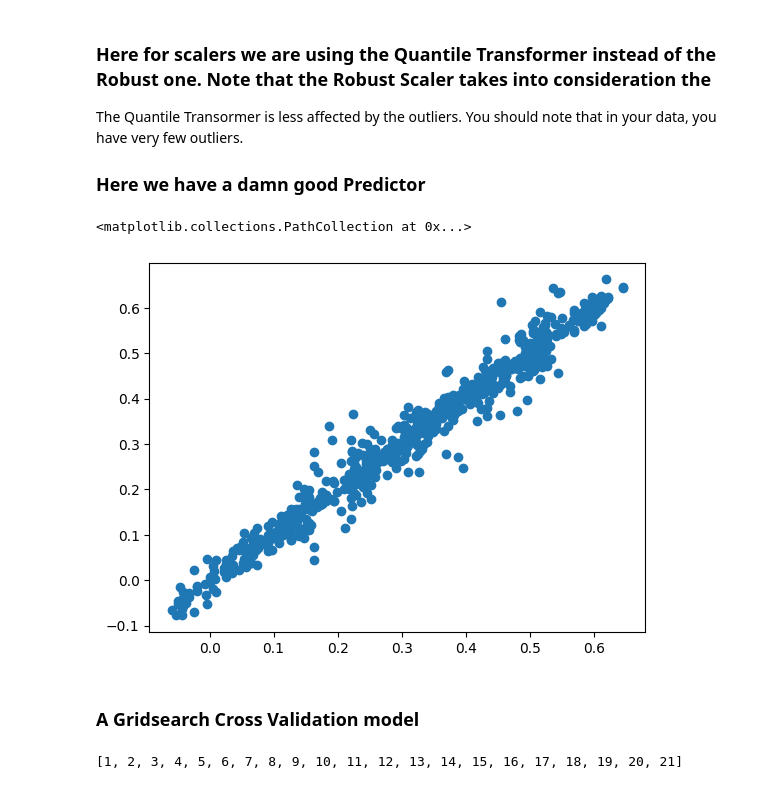
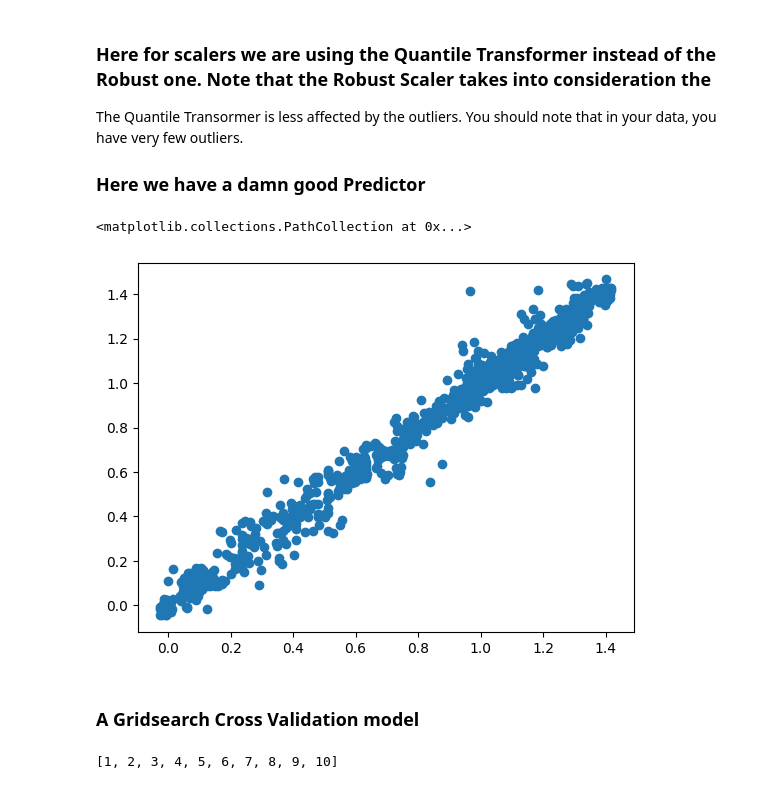
Before and after one commit to maseehfaizan/Project_code, a Jupyter notebook: Master.ipynb, the cells around one changed output. Cells and saved outputs as stored; diff of their text form; code cells hidden in the pictures.

```diff
--- a/Master.ipynb
+++ b/Master.ipynb
@@ -117,7 +117,7 @@ city.head()
 
 I have daily weather data starting from **2019** unitl end of **2023** from the closest stations where data is available in these regions/citites.
 # %%
-start = datetime(2021, 1, 1)
+start = datetime(2019, 1, 1)
 end = datetime(2024, 1, 1)
 #empty dataframe
 wdata = pd.DataFrame()
@@ -587,7 +553,7 @@ Standard errors in parentheses.
 main = main.drop(columns=['Volume_y','Extereme'])
 main = main.rename(columns={'Volume_x':'Volume'})
 # %%
-main = main.dropna(subset=['lag_return','cum_lag_return'])
+main = main.dropna(subset=['lag_return','cum_lag_return','Average prcp','Average Temperature'])
 # %%
 main.head()
 # %% [output]
@@ -670,26 +636,26 @@ The Quantile Transormer is less affected by the outliers. You should note that i
 # %%
 model = KNeighborsRegressor().fit(X,y)
 
 Quantpipe = Pipeline([
-    ('scale',QuantileTransformer(n_quantiles=700)),
-    ('model',KNeighborsRegressor(n_neighbors=2))
+    ('scale',QuantileTransformer()),
+    ('model',KNeighborsRegressor())
 
 ])
 Quantpipe.fit(X,y)
 
 predict = Quantpipe.predict(X)
 plt.scatter(predict,y)
 # %% [output]
 <matplotlib.collections.PathCollection at 0x...>
-[figure, old version]
+[figure, new version]
 # %% [markdown]
 ### A Gridsearch Cross Validation model
 # %%
-x = list(range(22))
+x = list(range(11))
 x = x[1:]
 print(x)
 # %% [output]
-[1, 2, 3, 4, 5, 6, 7, 8, 9, 10, 11, 12, 13, 14, 15, 16, 17, 18, 19, 20, 21]
+[1, 2, 3, 4, 5, 6, 7, 8, 9, 10]
 # %%
 grid_model = GridSearchCV(
     estimator=pipe,
```
Also changed, not shown: parts of 21 cells of this notebook, 1 other file.
